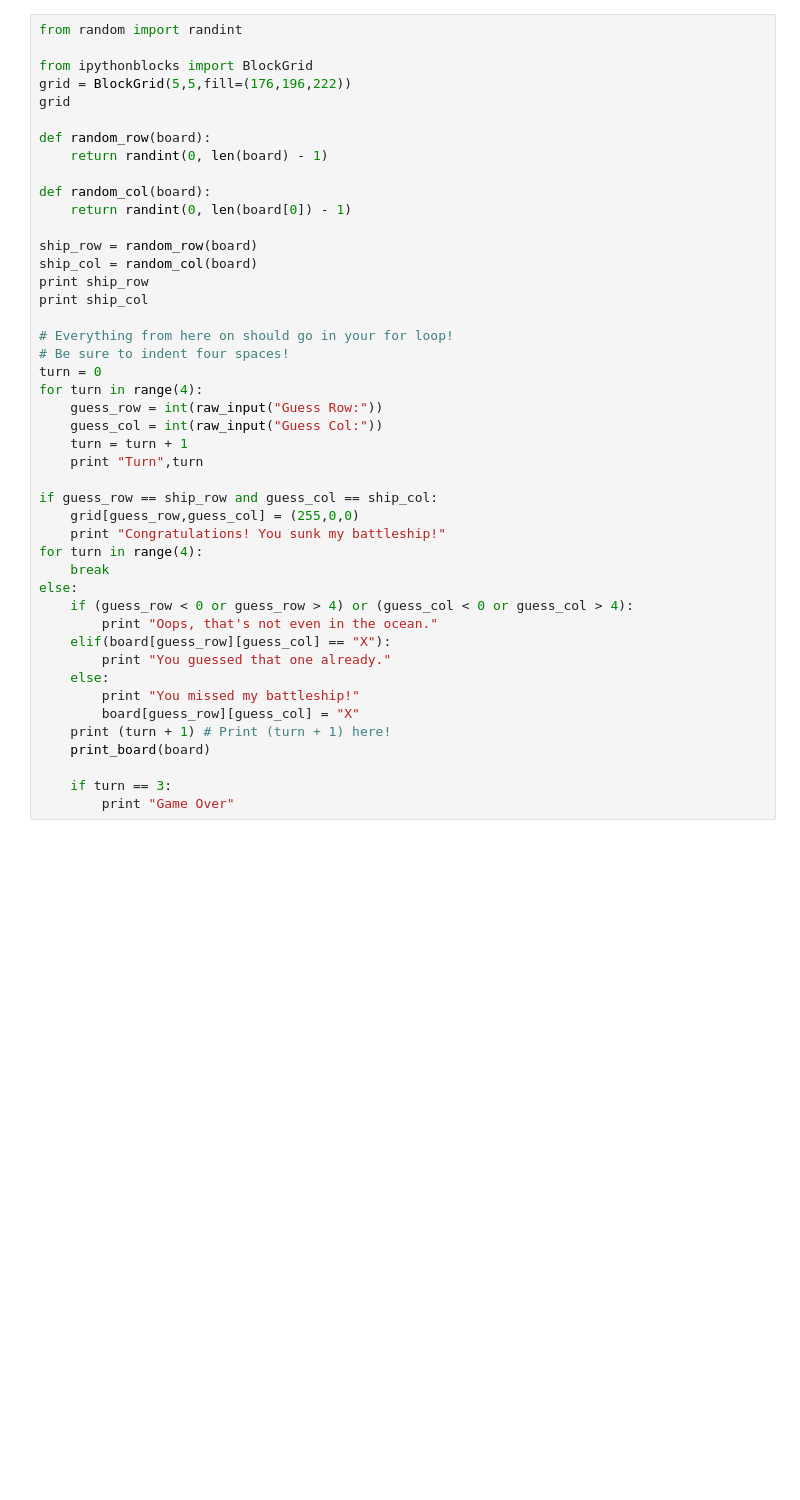
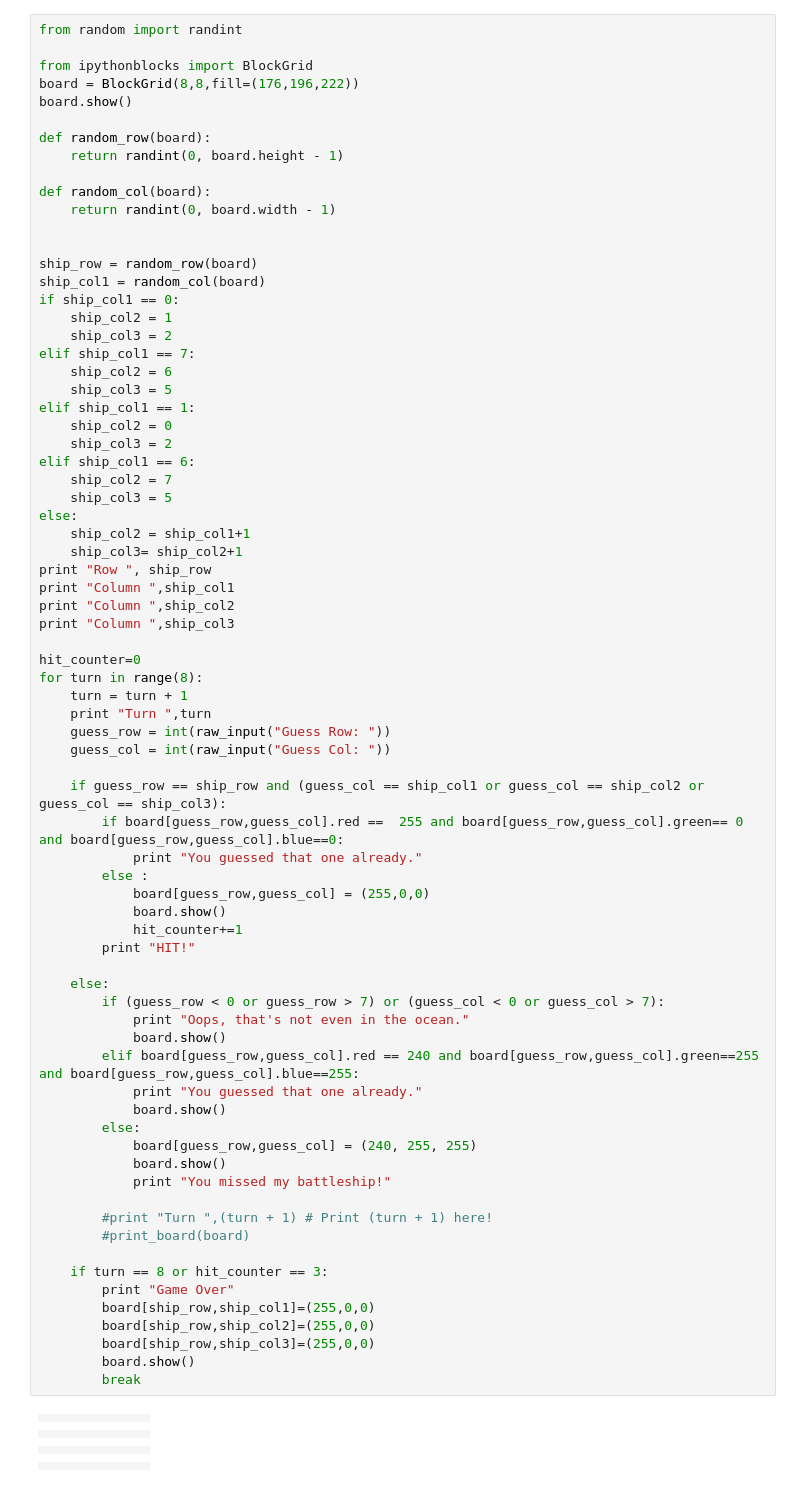
Before and after one commit to jjma3426/PHYS202-S14, a Jupyter notebook: iPython/Battleship!.ipynb, the cells around one changed output. Cells and saved outputs as stored; diff of their text form; blank space fills up the shorter version.

Commit message:
Battle Ship!

```diff
--- a/iPython/Battleship!.ipynb
+++ b/iPython/Battleship!.ipynb
@@ -1,46 +91,83 @@
 # %%
 from random import randint
 
 from ipythonblocks import BlockGrid
-grid = BlockGrid(5,5,fill=(176,196,222))
-grid
+board = BlockGrid(8,8,fill=(176,196,222))
+board.show()
 
 def random_row(board):
-    return randint(0, len(board) - 1)
+    return randint(0, board.height - 1)
 
 def random_col(board):
-    return randint(0, len(board[0]) - 1)
+    return randint(0, board.width - 1)
+
 
 ship_row = random_row(board)
-ship_col = random_col(board)
-print ship_row
-print ship_col
+ship_col1 = random_col(board)
+if ship_col1 == 0:
+    ship_col2 = 1
+    ship_col3 = 2
+elif ship_col1 == 7:
+    ship_col2 = 6
+    ship_col3 = 5
+elif ship_col1 == 1:
+    ship_col2 = 0
+    ship_col3 = 2
+elif ship_col1 == 6:
+    ship_col2 = 7
+    ship_col3 = 5
+else:
+    ship_col2 = ship_col1+1
+    ship_col3= ship_col2+1
+print "Row ", ship_row
+print "Column ",ship_col1
+print "Column ",ship_col2
+print "Column ",ship_col3
 
-# Everything from here on should go in your for loop!
-# Be sure to indent four spaces!
-turn = 0
-for turn in range(4):
-    guess_row = int(raw_input("Guess Row:"))
-    guess_col = int(raw_input("Guess Col:"))
+hit_counter=0
+for turn in range(8):
     turn = turn + 1
-    print "Turn",turn
+    print "Turn ",turn
+    guess_row = int(raw_input("Guess Row: "))
+    guess_col = int(raw_input("Guess Col: "))
 
-if guess_row == ship_row and guess_col == ship_col:
-    grid[guess_row,guess_col] = (255,0,0)
-    print "Congratulations! You sunk my battleship!"
-for turn in range(4):
-    break
-else:
-    if (guess_row < 0 or guess_row > 4) or (guess_col < 0 or guess_col > 4):
-        print "Oops, that's not even in the ocean."
-    elif(board[guess_row][guess_col] == "X"):
-        print "You guessed that one already."
+    if guess_row == ship_row and (guess_col == ship_col1 or guess_col == ship_col2 or guess_col == ship_col3):
+        if board[guess_row,guess_col].red ==  255 and board[guess_row,guess_col].green== 0 and board[guess_row,guess_col].blue==0:
+            print "You guessed that one already."
+        else :
+            board[guess_row,guess_col] = (255,0,0)
+            board.show()
+            hit_counter+=1
+        print "HIT!"
+
     else:
-        print "You missed my battleship!"
-        board[guess_row][guess_col] = "X"
-    print (turn + 1) # Print (turn + 1) here!
-    print_board(board)
+        if (guess_row < 0 or guess_row > 7) or (guess_col < 0 or guess_col > 7):
+            print "Oops, that's not even in the ocean."
+            board.show()
+        elif board[guess_row,guess_col].red == 240 and board[guess_row,guess_col].green==255 and board[guess_row,guess_col].blue==255:
+            print "You guessed that one already."
+            board.show()
+        else:
+            board[guess_row,guess_col] = (240, 255, 255)
+            board.show()
+            print "You missed my battleship!"
 
-    if turn == 3:
+        #print "Turn ",(turn + 1) # Print (turn + 1) here!
+        #print_board(board)
+
+    if turn == 8 or hit_counter == 3:
         print "Game Over"
+        board[ship_row,ship_col1]=(255,0,0)
+        board[ship_row,ship_col2]=(255,0,0)
+        board[ship_row,ship_col3]=(255,0,0)
+        board.show()
+        break
 # %% [output]
+|  |  |  |  |  |  |  |  |
+|  |  |  |  |  |  |  |  |
+|  |  |  |  |  |  |  |  |
+|  |  |  |  |  |  |  |  |
+|  |  |  |  |  |  |  |  |
+|  |  |  |  |  |  |  |  |
+|  |  |  |  |  |  |  |  |
+|  |  |  |  |  |  |  |  |
```
Also changed, not shown: parts of 4 cells of this notebook.
